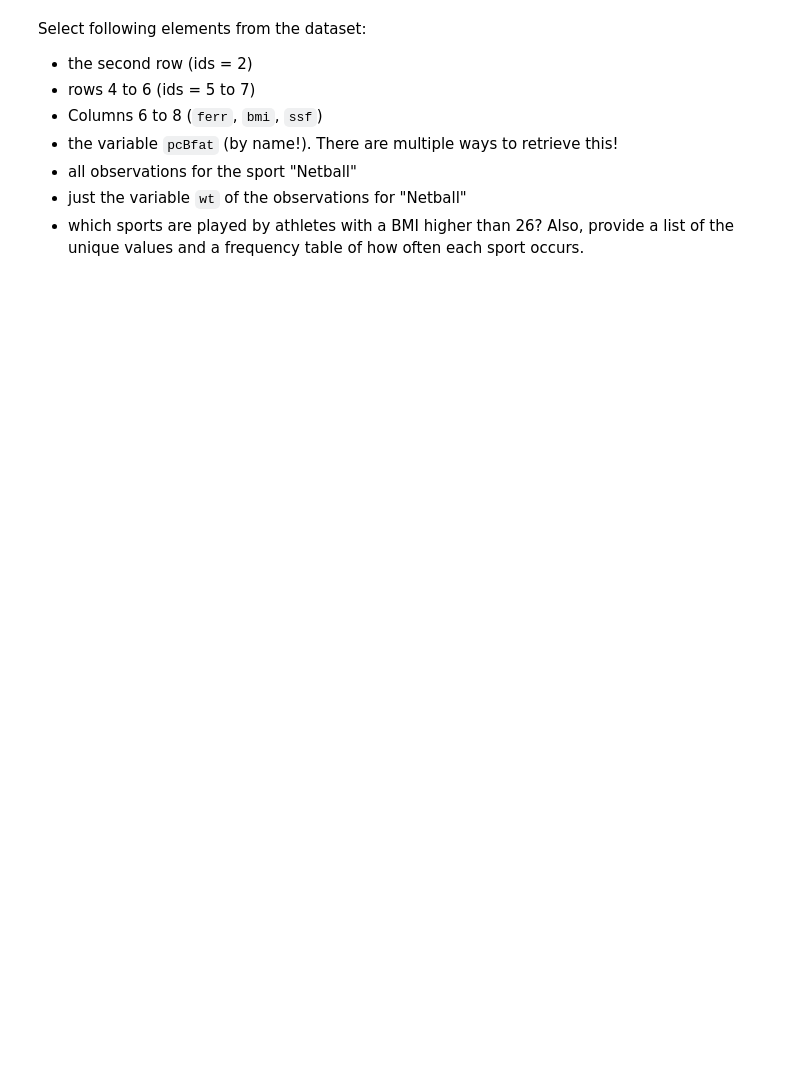
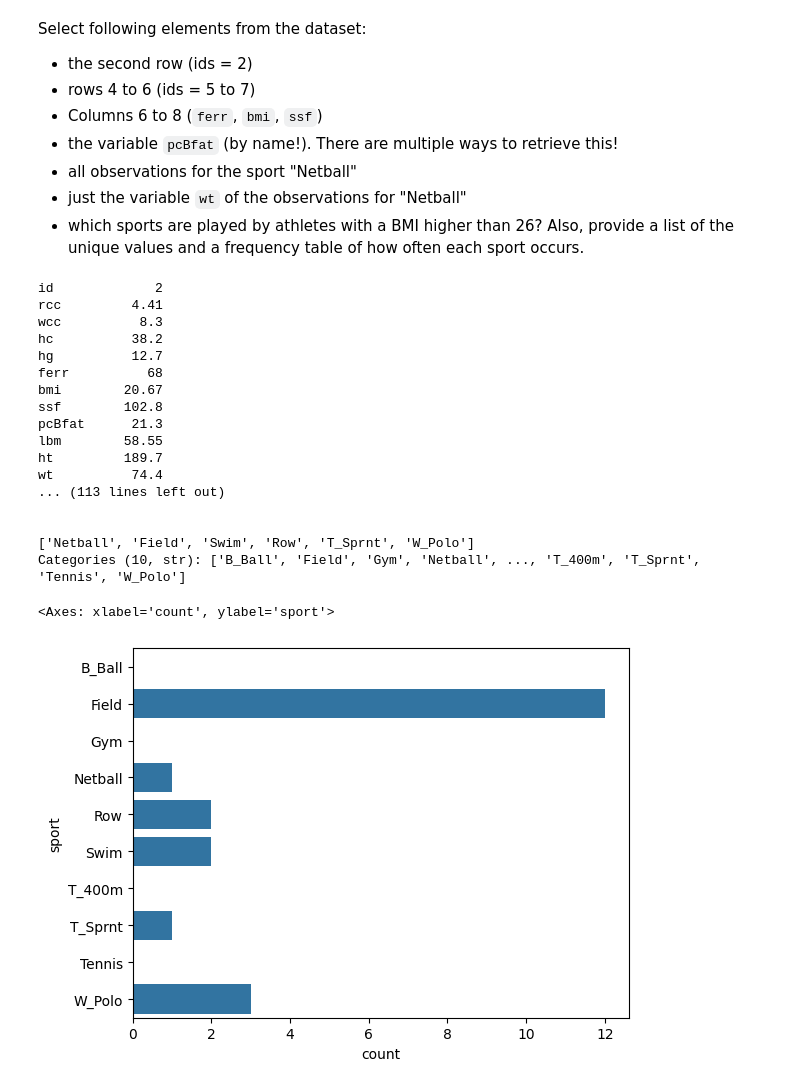
Before and after one commit to i32caroj/data-science, a Jupyter notebook: 1-samples/lab-1.01-ais.ipynb, the cells around one changed output. Saved outputs shown, nothing was run; the diff lists cells and outputs as text; code cells hidden in the pictures; blank space fills up the shorter version.

```diff
--- a/1-samples/lab-1.01-ais.ipynb
+++ b/1-samples/lab-1.01-ais.ipynb
@@ -29,2 +82,18 @@ The column "id" is not an actual variable, but an index. Mark it as such.
 # %% [markdown]
 The variables that are now considered "object" are qualitative variables. Change the type of each of these variables to "category". For ordinal variables, also define a type and impose an order. Verify that the conversion was successful by requesting info about the types again.
+# %%
+ais = pd.read_csv('https://raw.githubusercontent.com/HoGentTIN/dsai-labs/refs/heads/main/data/ais.csv')
+
+print(ais.sex.describe())
+ais.sex = ais.sex.astype('category')
+print(ais.sex.describe())
+
+print(ais.sex.unique())
+
+mf = CategoricalDtype(categories=['m', 'f'], ordered=True)
+ais.sex = ais.sex.astype(mf)
+ais.sex.describe()
+
+print(ais.sport.describe())
+ais.sport = ais.sport.astype('category')
+print(ais.sport.describe())
@@ -40,3 +150,37 @@ Select following elements from the dataset:
 - all observations for the sport "Netball"
 - just the variable `wt` of the observations for "Netball"
 - which sports are played by athletes with a BMI higher than 26? Also, provide a list of the unique values and a frequency table of how often each sport occurs.
+# %%
+print(ais.iloc[1])
+print(ais.iloc[4:7])
+print(ais.iloc[:, 5:8])
+print(ais['pcBfat'])
+print(ais[ais.sport == "Netball"])
+print(ais[ais.sport == "Netball"]['wt'])
+
+print("\n")
+print("\n")
+
+thing = ais.query("bmi > 26")['sport']
+print(thing.unique())
+sns.countplot(data=thing)
+# %% [output]
+id             2
+rcc         4.41
+wcc          8.3
+hc          38.2
+hg          12.7
+ferr          68
+bmi        20.67
+ssf        102.8
+pcBfat      21.3
+lbm        58.55
+ht         189.7
+wt          74.4
+... (113 lines left out)
+
+
+['Netball', 'Field', 'Swim', 'Row', 'T_Sprnt', 'W_Polo']
+Categories (10, str): ['B_Ball', 'Field', 'Gym', 'Netball', ..., 'T_400m', 'T_Sprnt', 'Tennis', 'W_Polo']
+<Axes: xlabel='count', ylabel='sport'>
+[figure, added]
```
Also changed, not shown: parts of 5 cells of this notebook, 2 other files.
